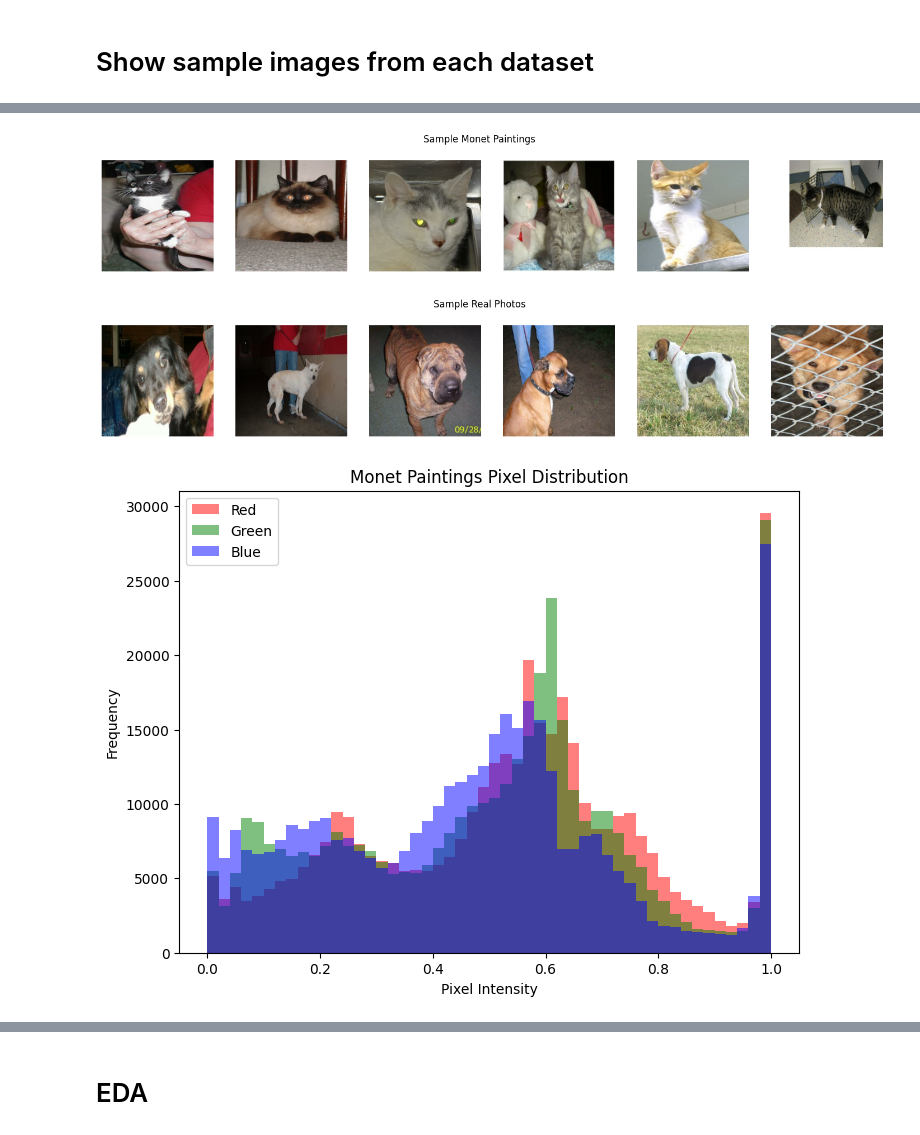
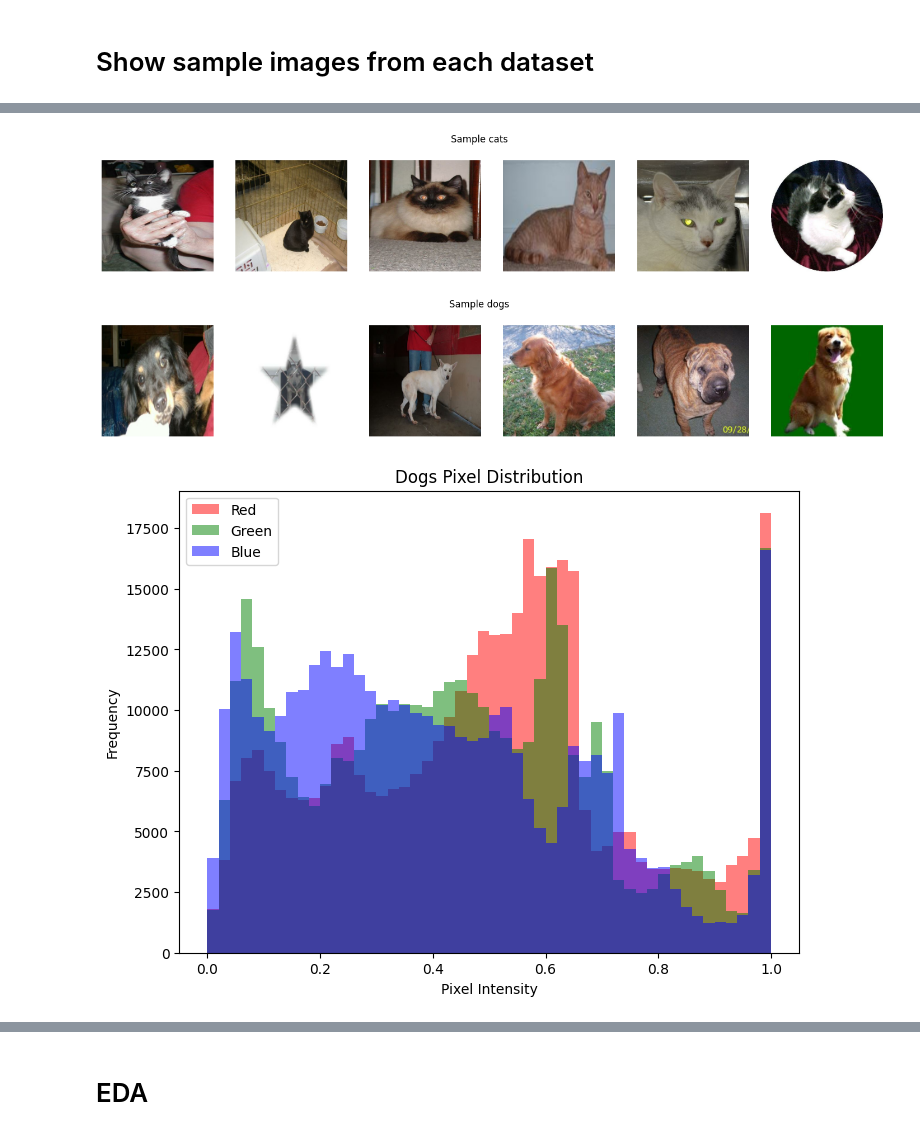
Before and after one commit to davidhwilliams/catdog-image-translation, a Jupyter notebook: catdog-image-translation.ipynb, the cells around one changed output, grey strips where cells are left out. Drawn from its saved outputs; the diff is of its cells as text; code cells hidden in the pictures.

```diff
--- a/catdog-image-translation.ipynb
+++ b/catdog-image-translation.ipynb
@@ -143,31 +107,31 @@ def parse_record(record):
     return process_image(parsed["image"])
 
 
-def build_dataset(files, batch_size=16):
+def build_dataset(files, batch_size=8):
     """Create a batched dataset from a list of TFRecord files."""
     ds = tf.data.TFRecordDataset(files)
     ds = ds.map(parse_record, num_parallel_calls=tf.data.AUTOTUNE)
-    return ds.batch(batch_size, drop_remainder=True)
+    return ds.batch(batch_size, drop_remainder=True).prefetch(tf.data.AUTOTUNE)
 
 
-monet_files = get_tfrec_files("cat-tfrec")
-photo_files = get_tfrec_files("dog-tfrec")
+cat_files = get_tfrec_files("cat-tfrec")
+dog_files = get_tfrec_files("dog-tfrec")
 
-monet_ds = build_dataset(monet_files)
-photo_ds = build_dataset(photo_files)
+cat_ds = build_dataset(cat_files)
+dog_ds = build_dataset(dog_files)
 
-monet_sample = next(iter(monet_ds))[0]
-photo_sample = next(iter(photo_ds))[0]
+cat_sample = next(iter(cat_ds))[0]
+dog_sample = next(iter(dog_ds))[0]
 
 plt.subplot(121)
-plt.title("Photo")
+plt.title("Dog")
 plt.axis("off")
-plt.imshow(photo_sample * 0.5 + 0.5)
+plt.imshow(dog_sample * 0.5 + 0.5)
 
 plt.subplot(122)
-plt.title("Monet")
+plt.title("Cat")
 plt.axis("off")
-plt.imshow(monet_sample * 0.5 + 0.5)
+plt.imshow(cat_sample * 0.5 + 0.5)
 plt.show()
 # %% [output]
 Cat-tfrec TFRecord Files: 1
@@ -226,14 +192,14 @@ def compute_stats(images):
 
 
 # Get sample images from each dataset
-sample_monets = get_sample_images(monet_ds, num_images=6)
-sample_photos = get_sample_images(photo_ds, num_images=6)
+cat_samples = get_sample_images(cat_ds, num_images=6)
+dog_samples = get_sample_images(dog_ds, num_images=6)
 
 # Plot image grids
-plot_image_grid(sample_monets, "Sample Monet Paintings")
-plot_image_grid(sample_photos, "Sample Real Photos")
+plot_image_grid(cat_samples, "Sample cats")
+plot_image_grid(dog_samples, "Sample dogs")
 
 # Plot channel histograms
-plot_channel_histograms(sample_monets, "Monet Paintings Pixel Distribution")
-plot_channel_histograms(sample_photos, "Real Photos Pixel Distribution")
+plot_channel_histograms(cat_samples, "Dogs Pixel Distribution")
+plot_channel_histograms(dog_samples, "Cats Pixel Distribution")
 # %% [output]
@@ -242,3 +208,3 @@ plot_channel_histograms(sample_photos, "Real Photos Pixel Distribution")
-[figure, old version]
+[figure, new version]
-[figure, old version]
+[figure, new version]
-[figure, old version]
+[figure, new version]
```
Also changed, not shown: parts of 14 cells of this notebook.
